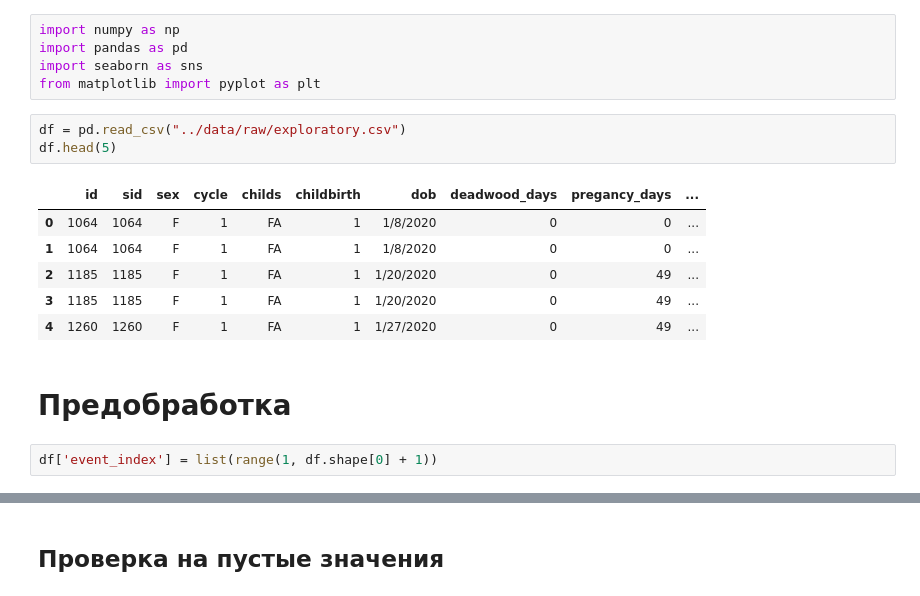
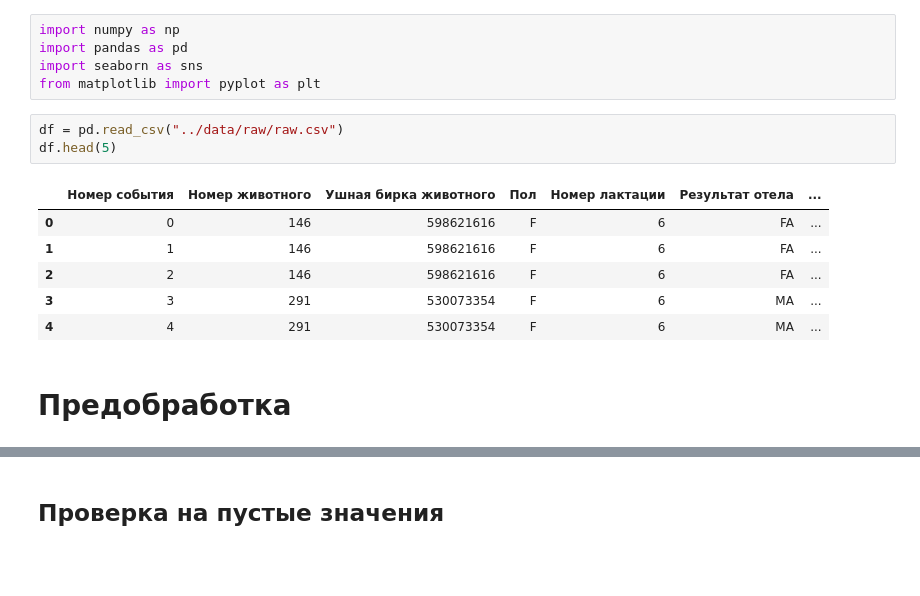
Before and after one commit to Desiment/cows-hack, a Jupyter notebook: notebooks/Preprocessing.ipynb, the cells around one changed output, grey strips where cells are left out. Cells and saved outputs as stored; diff of their text form; blank space fills up the shorter version.

```diff
--- a/notebooks/Preprocessing.ipynb
+++ b/notebooks/Preprocessing.ipynb
@@ -4,16 +4,14 @@ import pandas as pd
 import seaborn as sns
 from matplotlib import pyplot as plt
 # %%
-df = pd.read_csv("../data/raw/exploratory.csv")
+df = pd.read_csv("../data/raw/raw.csv")
 df.head(5)
 # %% [output]
-|  | id | sid | sex | cycle | childs | childbirth | dob | deadwood_days | pregancy_days | ... |
-| 0 | 1064 | 1064 | F | 1 | FA | 1 | 1/8/2020 | 0 | 0 | ... |
-| 1 | 1064 | 1064 | F | 1 | FA | 1 | 1/8/2020 | 0 | 0 | ... |
-| 2 | 1185 | 1185 | F | 1 | FA | 1 | 1/20/2020 | 0 | 49 | ... |
-| 3 | 1185 | 1185 | F | 1 | FA | 1 | 1/20/2020 | 0 | 49 | ... |
-| 4 | 1260 | 1260 | F | 1 | FA | 1 | 1/27/2020 | 0 | 49 | ... |
+|  | Номер события | Номер животного | Ушная бирка животного | Пол | Номер лактации | Результат отела | ... |
+| 0 | 0 | 146 | 598621616 | F | 6 | FA | ... |
+| 1 | 1 | 146 | 598621616 | F | 6 | FA | ... |
+| 2 | 2 | 146 | 598621616 | F | 6 | FA | ... |
+| 3 | 3 | 291 | 530073354 | F | 6 | MA | ... |
+| 4 | 4 | 291 | 530073354 | F | 6 | MA | ... |
 # %% [markdown]
 # Предобработка
-# %%
-df['event_index'] = list(range(1, df.shape[0] + 1))
```
Also changed, not shown: parts of 21 cells of this notebook.
